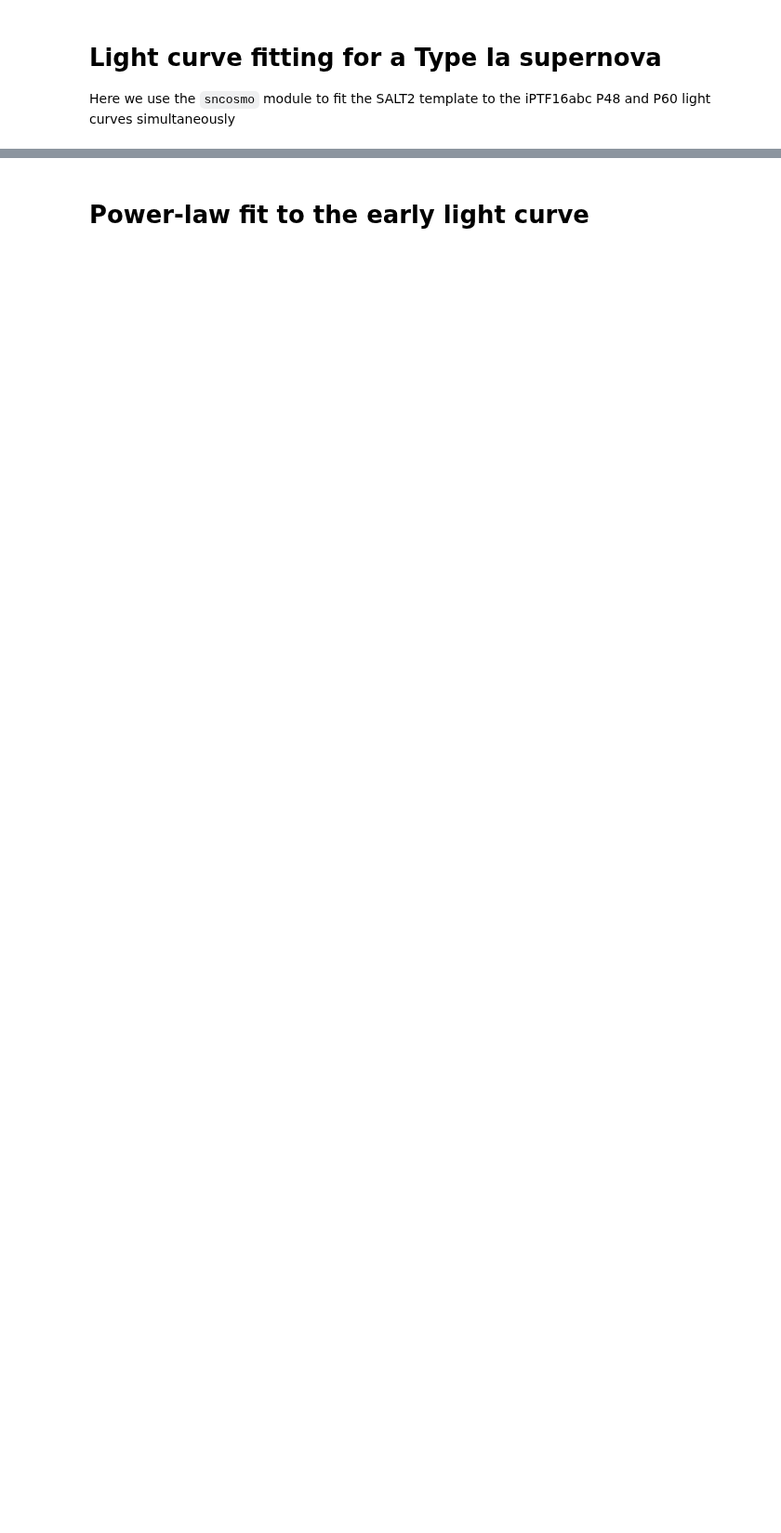
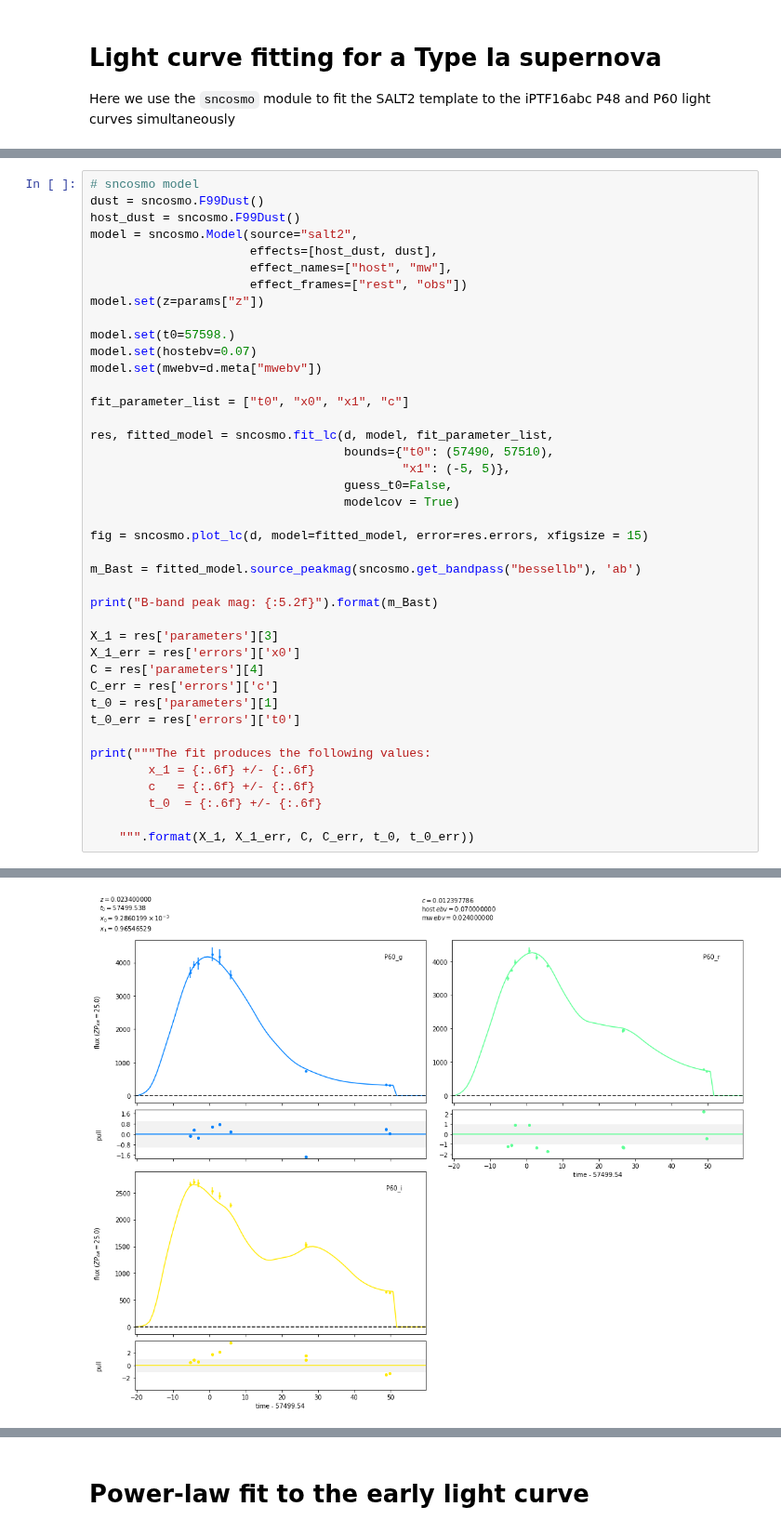
Before and after one commit to ycao-cit/iPTF16abc, a Jupyter notebook: data/LightCurveAnalysis.ipynb, the cells around one changed output, grey strips where cells are left out. Shown at 93% size. Cells and saved outputs as stored; diff of their text form; blank space fills up the shorter version.

```diff
--- a/data/LightCurveAnalysis.ipynb
+++ b/data/LightCurveAnalysis.ipynb
@@ -121,0 +94,42 @@ B-band peak mag: 14.40
+# %%
+# sncosmo model
+dust = sncosmo.F99Dust()
+host_dust = sncosmo.F99Dust()
+model = sncosmo.Model(source="salt2",
+                      effects=[host_dust, dust],
+                      effect_names=["host", "mw"],
+                      effect_frames=["rest", "obs"])
+model.set(z=params["z"])
+
+model.set(t0=57598.)
+model.set(hostebv=0.07)
+model.set(mwebv=d.meta["mwebv"])
+
+fit_parameter_list = ["t0", "x0", "x1", "c"]
+
+res, fitted_model = sncosmo.fit_lc(d, model, fit_parameter_list,
+                                   bounds={"t0": (57490, 57510),
+                                           "x1": (-5, 5)},
+                                   guess_t0=False,
+                                   modelcov = True)
+
+fig = sncosmo.plot_lc(d, model=fitted_model, error=res.errors, xfigsize = 15)
+
+m_Bast = fitted_model.source_peakmag(sncosmo.get_bandpass("bessellb"), 'ab')
+
+print("B-band peak mag: {:5.2f}").format(m_Bast)
+
+X_1 = res['parameters'][3]
+X_1_err = res['errors']['x0']
+C = res['parameters'][4]
+C_err = res['errors']['c']
+t_0 = res['parameters'][1]
+t_0_err = res['errors']['t0']
+
+print("""The fit produces the following values:
+        x_1 = {:.6f} +/- {:.6f}
+        c   = {:.6f} +/- {:.6f}
+        t_0  = {:.6f} +/- {:.6f}
+
+    """.format(X_1, X_1_err, C, C_err, t_0, t_0_err))
+# %% [output]
@@ -121,0 +141 @@ B-band peak mag: 14.40
+[figure, added]
```
Also changed, not shown: parts of 10 cells of this notebook.
